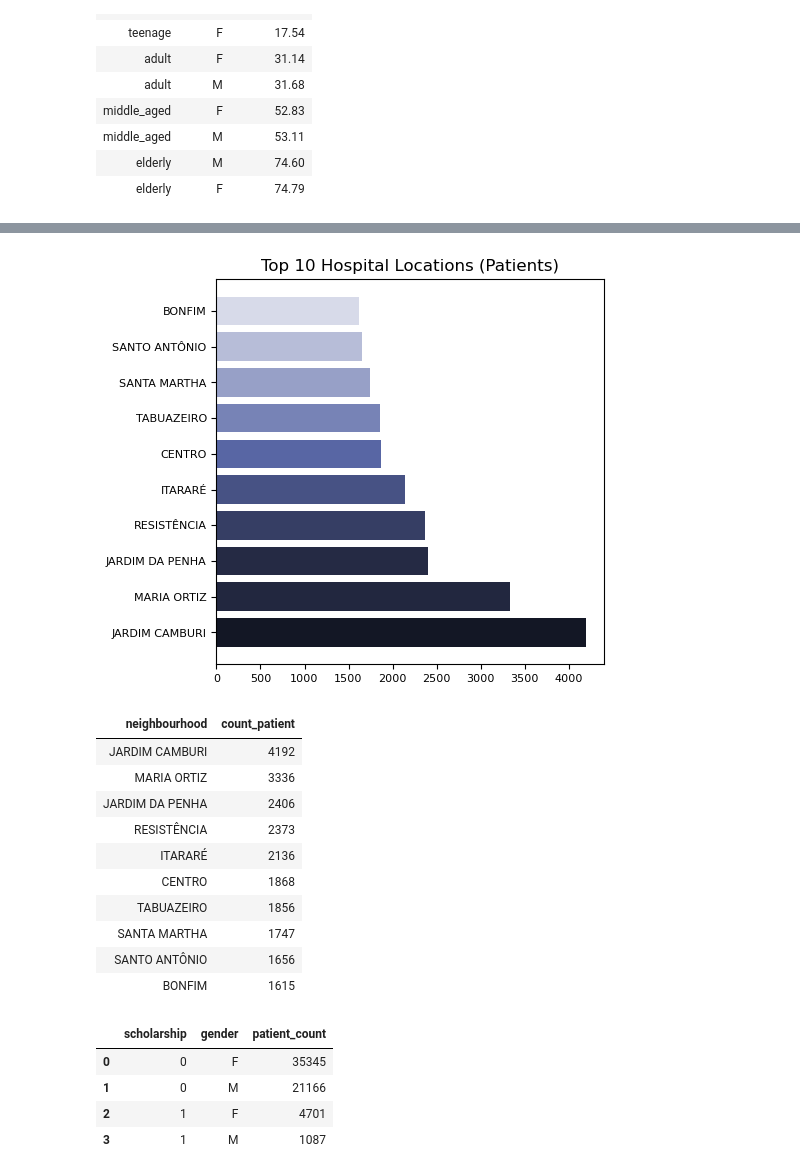
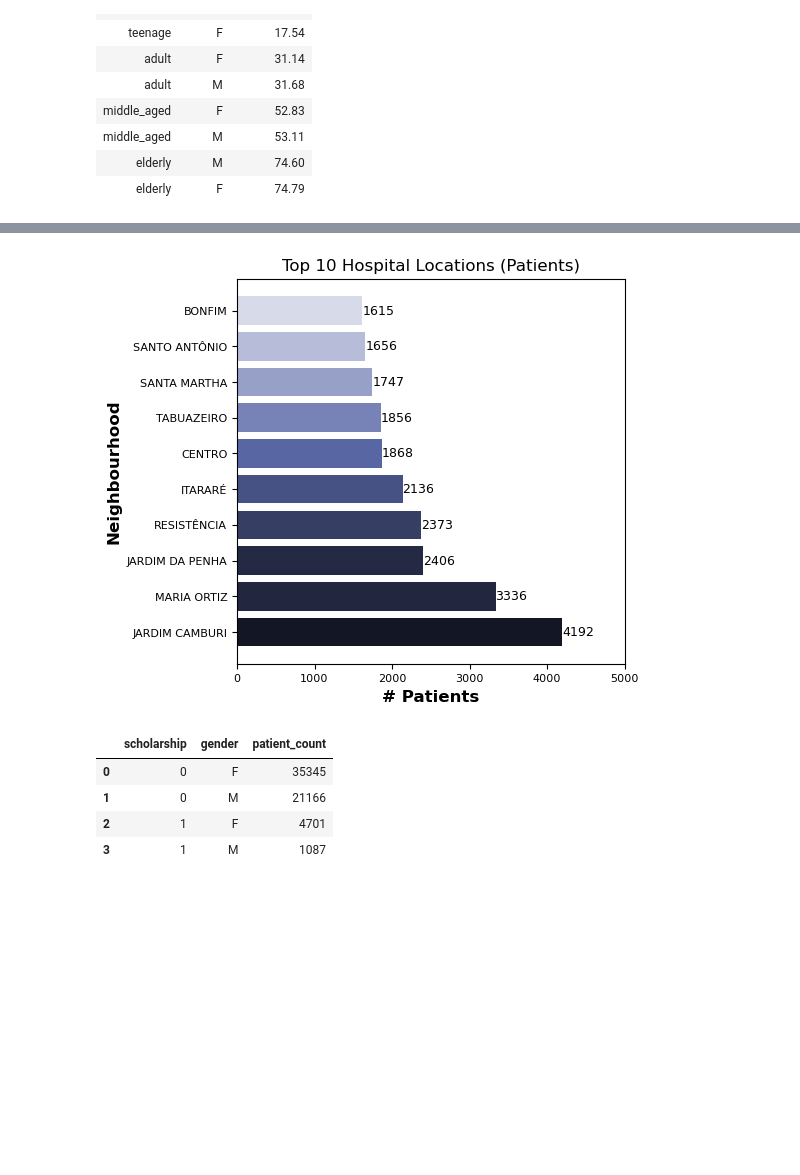
Before and after one commit to hend-a-ghafour/No-Show-Appointments, a Jupyter notebook: no_show_appointments.ipynb, the cells around one changed output, grey strips where cells are left out. Saved outputs shown, nothing was run; the diff lists cells and outputs as text; code cells hidden in the pictures; blank space fills up the shorter version.

```diff
--- a/no_show_appointments.ipynb
+++ b/no_show_appointments.ipynb
@@ -699,16 +732,19 @@ plt.show();
 # %%
 # Determining the top 10 hospital locations that had the highest appointment numbers:
 appointment_neibourhood=df.groupby('neighbourhood').appoint_id.count().reset_index().rename(columns={'appoint_id':'count_appointment'})
-
 neighbourhood_a=appointment_neibourhood.sort_values('count_appointment',ascending= False).head(10).neighbourhood.to_list()
 Appoint_count=appointment_neibourhood.sort_values('count_appointment',ascending= False).head(10).count_appointment.to_list()
-plt.subplots(figsize = (5,5))
+
+plt.subplots(figsize = (6,6))
 plt.barh(neighbourhood_a,Appoint_count,color= ['#201721','#362739','#3b2b3e','#573f5b','#725378','#8d6795','#a383aa','#b9a0be','#cebdd2','#e4dae6'])
+
+for i, v in enumerate(Appoint_count):
+  plt.text(v,i, f"{v:.0f}", ha='left', va='center',fontsize=9)
+
 plt.title('Top 10 Hospital Locations (Appointment)', fontsize = 12)
-plt.xticks(fontsize = 8)
+plt.xticks(np.arange(0,10000,1000),fontsize = 8)
 plt.yticks(fontsize = 8)
+plt.xlabel('# Appointments',fontsize = 12, weight = 'bold')
+plt.ylabel('Neighbourhood',fontsize = 12, weight = 'bold')
 plt.show();
-
-top_10_appointment=appointment_neibourhood.sort_values('count_appointment',ascending= False).head(10).style.hide()
-top_10_appointment
 # %% [output]
@@ -727,31 +752,24 @@ top_10_appointment
 # %%
 # Determining the top 10 hospital locations that had the most recorded patients:
 patient_neibourhood=df.groupby('neighbourhood').patient_id.nunique().reset_index().rename(columns={'patient_id':'count_patient'})
-
 neighbourhood_p=patient_neibourhood.sort_values('count_patient',ascending= False).head(10).neighbourhood.to_list()
 p_count=patient_neibourhood.sort_values('count_patient',ascending= False).head(10).count_patient.to_list()
+
 plt.subplots(figsize = (5,5))
+
 plt.barh(neighbourhood_p,p_count,color= ['#131725','#22273f','#252a44','#363e64','#475284','#5866a4','#7783b6','#97a0c7','#b7bdd8','#d7dae9'])
+
+for i, v in enumerate(p_count):
+  plt.text(v,i, f"{v:.0f}", ha='left', va='center',fontsize=9)
+
 plt.title('Top 10 Hospital Locations (Patients)', fontsize = 12)
-plt.xticks(fontsize = 8)
+plt.xticks(np.arange(0,6000,1000),fontsize = 8)
 plt.yticks(fontsize = 8)
+plt.xlabel('# Patients',fontsize = 12, weight = 'bold')
+plt.ylabel('Neighbourhood',fontsize = 12, weight = 'bold')
 plt.show();
-
-top_10_patient=patient_neibourhood.sort_values('count_patient',ascending= False).head(10).style.hide()
-top_10_patient
 # %% [output]
-[figure, old version]
+[figure, new version]
-| neighbourhood | count_patient |
-| JARDIM CAMBURI | 4192 |
-| MARIA ORTIZ | 3336 |
-| JARDIM DA PENHA | 2406 |
-| RESISTÊNCIA | 2373 |
-| ITARARÉ | 2136 |
-| CENTRO | 1868 |
-| TABUAZEIRO | 1856 |
-| SANTA MARTHA | 1747 |
-| SANTO ANTÔNIO | 1656 |
-| BONFIM | 1615 |
 # %%
 # Exploring the Scholarship Column (Count of Patients With or Without Scholarships, Classified by Gender)
 x=df.groupby(['scholarship','gender']).patient_id.nunique().reset_index().rename(columns={'patient_id':'patient_count'})
```
Also changed, not shown: parts of 33 cells of this notebook.
